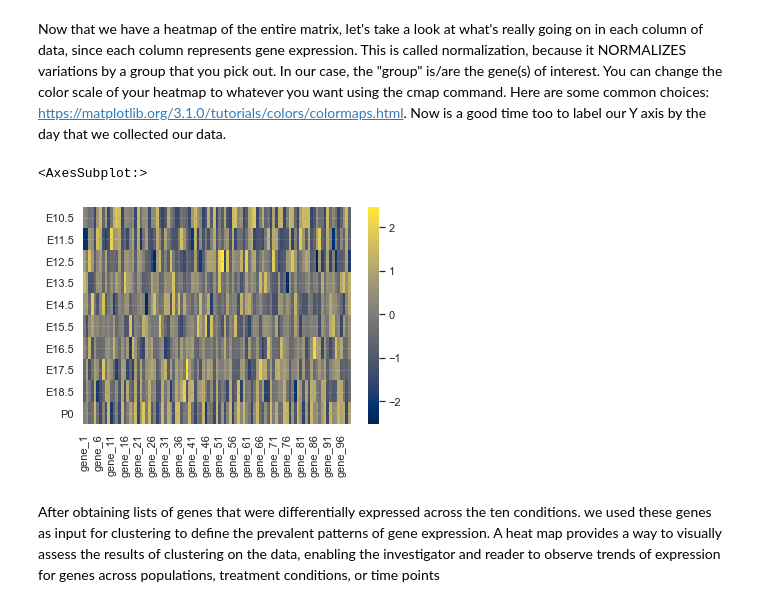
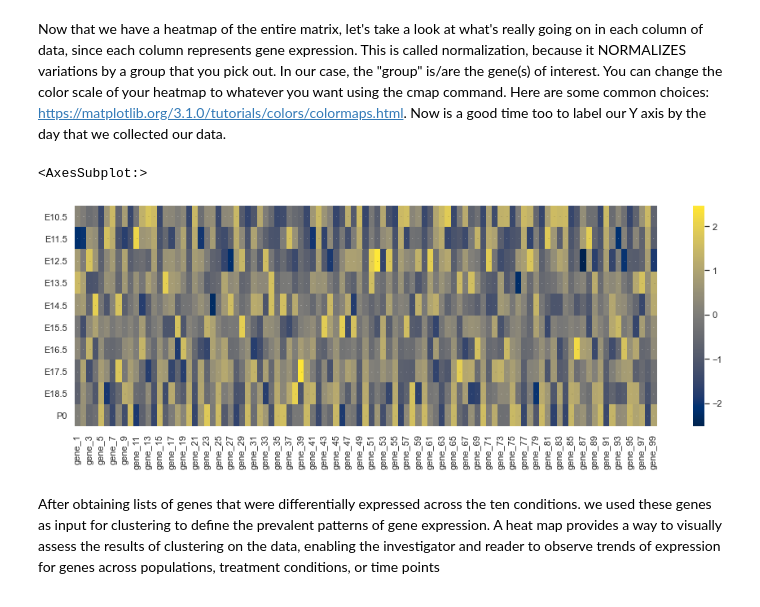
Before and after one commit to kwendt3/Fourier, a Jupyter notebook: RNAseq.ipynb, the cells around one changed output. Saved outputs shown, nothing was run; the diff lists cells and outputs as text; code cells hidden in the pictures.

```diff
--- a/RNAseq.ipynb
+++ b/RNAseq.ipynb
@@ -48,10 +54,11 @@ Now that we have a heatmap of the entire matrix, let's take a look at what's rea
 # %%
 y_axis_labels = ["E10.5","E11.5","E12.5","E13.5","E14.5","E15.5","E16.5","E17.5","E18.5","P0"] # labels for y-axis
 df_norm_col=(df-df.mean())/df.std()
+plt.figure(figsize = (16,5))
 sns.heatmap(df_norm_col, annot=True, annot_kws = {'size':1}, cmap='cividis', yticklabels=y_axis_labels)
 # %% [output]
 <AxesSubplot:>
-[figure, old version]
+[figure, new version]
 # %% [markdown]
 After obtaining lists of genes that were differentially expressed across the ten conditions. we used these genes as input for clustering to define the prevalent patterns of gene expression. A heat map provides a way to visually assess the results of clustering on the data, enabling the investigator and reader to observe trends of expression for genes across populations, treatment conditions, or time points
 # %%
```
Also changed, not shown: parts of 12 cells of this notebook.
